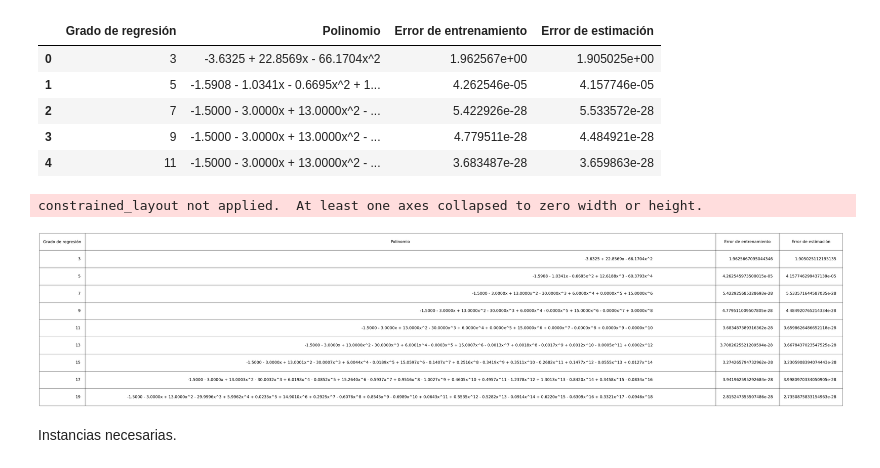
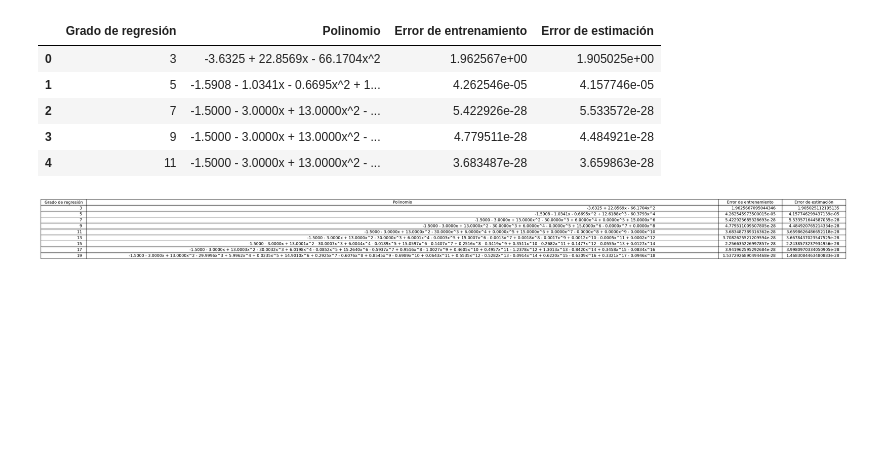
Before and after one commit to JHON-EDV/Regresion-Polinomica, a Jupyter notebook: Regression.ipynb, the cells around one changed output. Drawn from its saved outputs; the diff is of its cells as text; code cells hidden in the pictures; blank space fills up the shorter version.

```diff
--- a/Regression.ipynb
+++ b/Regression.ipynb
@@ -183,22 +173,18 @@ rounded_df.head()
 # %%
 import matplotlib.pyplot as plt
 
-fig =plt.figure(constrained_layout= True, figsize=(20,15) ,facecolor='w', edgecolor='k')
+fig =plt.figure(constrained_layout= False, figsize=(1,1) ,facecolor='w', edgecolor='k', dpi=180)
 ax = fig.add_subplot(111)
 column_labels=['Grado de regresión','Polinomio', 'Error de entrenamiento', 'Error de estimación']
 ax.axis('tight')
 ax.axis('off')
-the_table = plt.table(cellText= rounded_df.values, colLabels=column_labels, loc='center right')
+the_table = plt.table(cellText= rounded_df.values, colLabels=column_labels, loc='center left')
 
 the_table.auto_set_font_size(False)
-the_table.set_fontsize(22)
-the_table.scale(8, 8)
+the_table.set_fontsize(12)
+the_table.scale(1.5, 1.5)
 the_table.auto_set_column_width(col=list(range(len(rounded_df.columns)))) # Provide integer list of columns to adjust
-plt.show()
-
-####
+#plt.show()
+plt.savefig("Tabla de resultados.svg", bbox_inches='tight')
 # %% [output]
-constrained_layout not applied.  At least one axes collapsed to zero width or height.
-[figure, old version]
+[figure, new version]
-# %% [markdown]
-Instancias necesarias.
```
Also changed, not shown: parts of 7 cells of this notebook.
